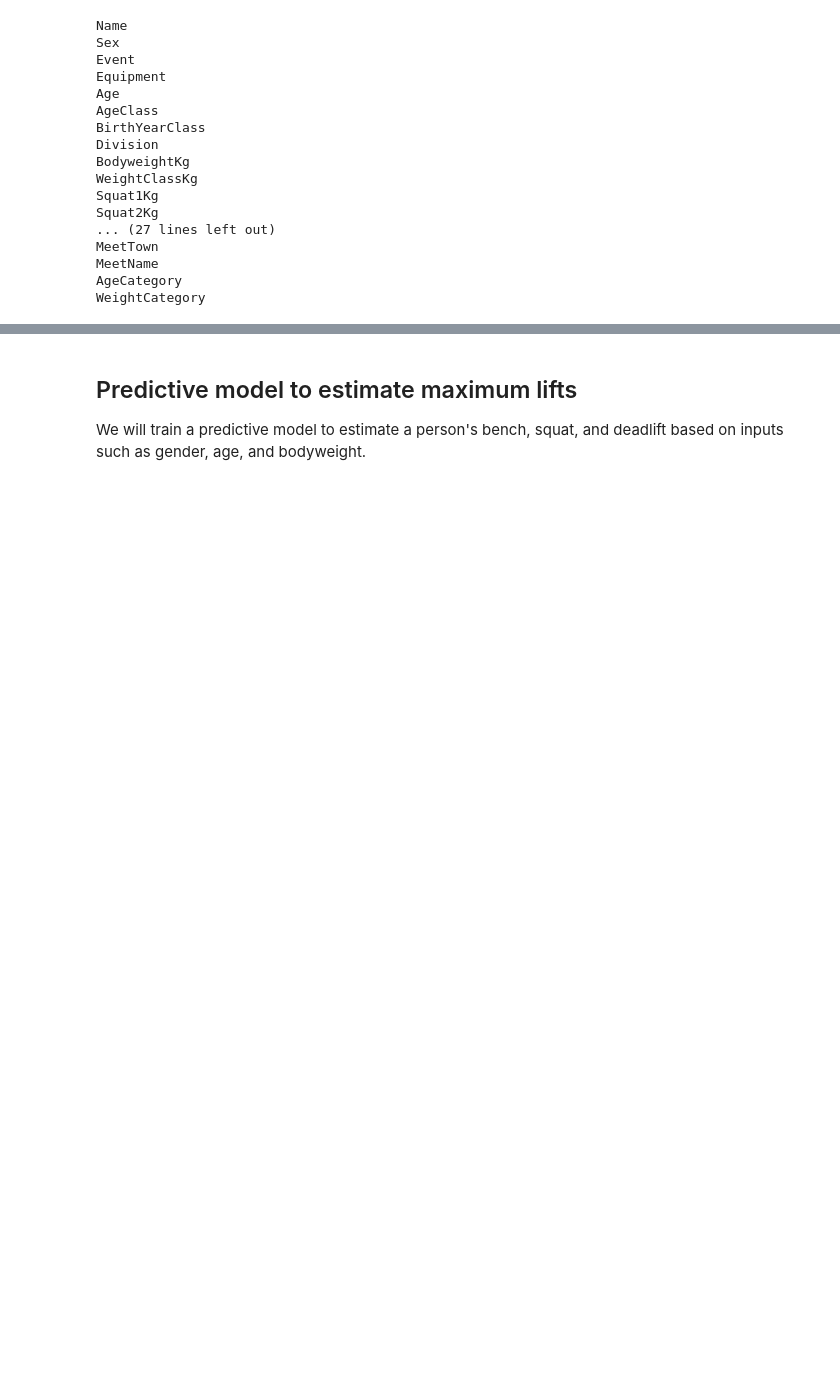
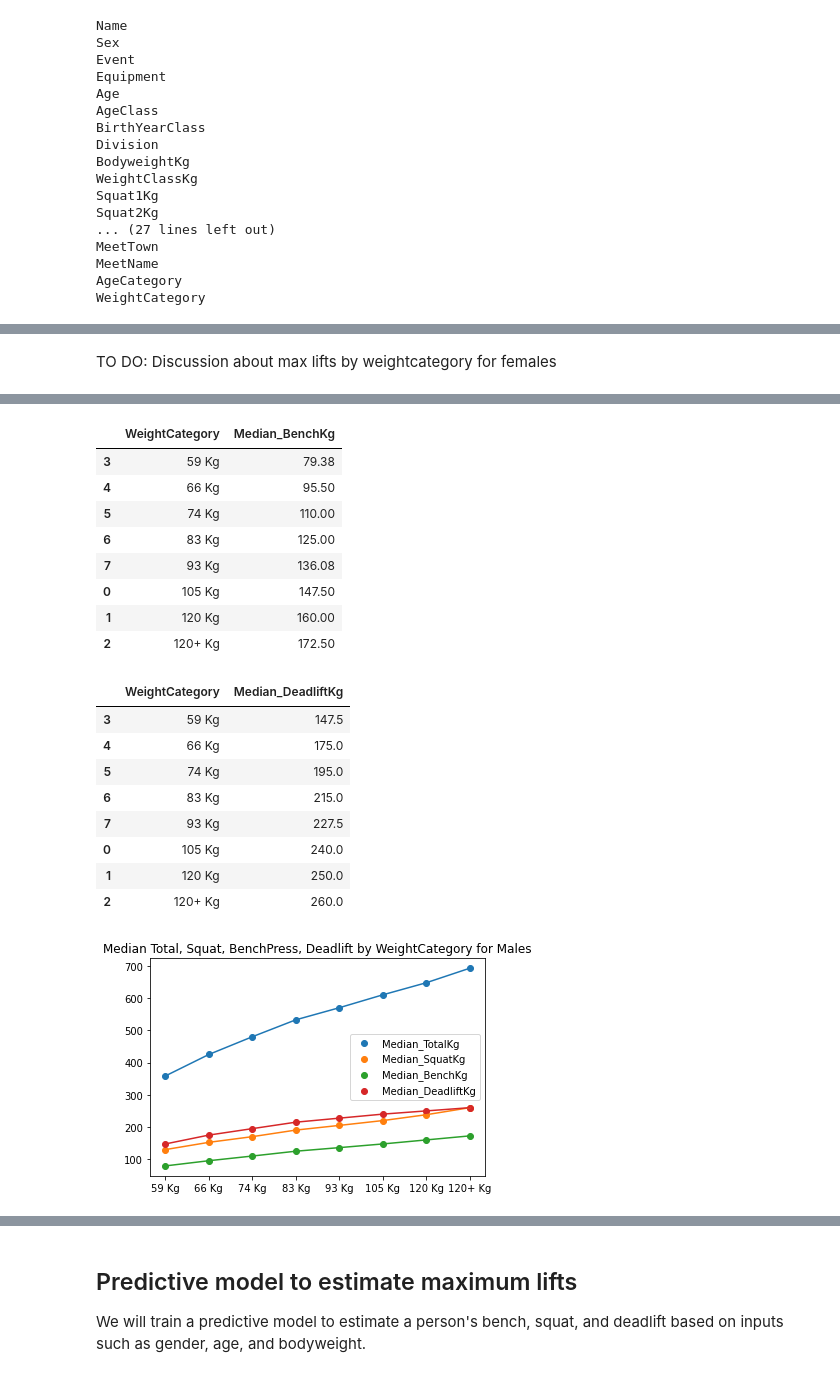
Before and after one commit to kim-jason/PowerliftingDataset, a Jupyter notebook: Powerlifting_Data_Science_Project.ipynb, the cells around one changed output, grey strips where cells are left out. Drawn from its saved outputs; the diff is of its cells as text; code cells hidden in the pictures; blank space fills up the shorter version.

Commit message:
Finished lifts by WeightCategory

```diff
--- a/Powerlifting_Data_Science_Project.ipynb
+++ b/Powerlifting_Data_Science_Project.ipynb
@@ -799,0 +825,12 @@ Now that all the data has been properly cleaned, we can now begin our analysis o
+# %%
+# Max total lift by WeightCategory for males
+all_lifts_weightcategory_male = all_lifts_male.loc[all_lifts_male.groupby(['WeightCategory'])['TotalKg'].idxmax()]
+all_lifts_weightcategory_male = all_lifts_weightcategory_male.reset_index()
+all_lifts_weightcategory_male = all_lifts_weightcategory_male[['Name', 'Sex', 'Event', 'Equipment', 'Age', 'BodyweightKg', 'WeightCategory', 'TotalKg', 'Best3SquatKg', 'Best3BenchKg', 'Best3DeadliftKg', 'Country', 'Date']]
+
+def order_male_weightcategories(df):
+  male_weightcategories = {'59 Kg':0, '66 Kg':1, '74 Kg':2, '83 Kg':3, '93 Kg':4, '105 Kg':5, '120 Kg':6, '120+ Kg':7}
+  return df.sort_values(by=['WeightCategory'], key=lambda x: x.map(male_weightcategories))
+
+all_lifts_weightcategory_male = order_male_weightcategories(all_lifts_weightcategory_male)
+display(all_lifts_weightcategory_male)
@@ -799,0 +871,48 @@ Now that all the data has been properly cleaned, we can now begin our analysis o
+# %% [markdown]
+TO DO: Discussion about max lifts by weightcategory for females
+# %%
+# Visualize total vs weight for males
+all_lifts_weightcategorymedian_male = all_lifts_male.groupby(['WeightCategory']).agg(Median_TotalKg=('TotalKg', 'median'))
+all_lifts_weightcategorymedian_male = all_lifts_weightcategorymedian_male.reset_index()
+all_lifts_weightcategorymedian_male = order_male_weightcategories(all_lifts_weightcategorymedian_male)
+
+display(all_lifts_weightcategorymedian_male)
+plt.scatter(all_lifts_weightcategorymedian_male['WeightCategory'], all_lifts_weightcategorymedian_male['Median_TotalKg'], label="Median_TotalKg")
+plt.plot(all_lifts_weightcategorymedian_male['WeightCategory'], all_lifts_weightcategorymedian_male['Median_TotalKg'])
+
+
+# Visualize squat vs weight for males
+squat_weightcategorymedian_male = all_lifts_male.groupby(['WeightCategory']).agg(Median_SquatKg=('Best3SquatKg', 'median'))
+squat_weightcategorymedian_male = squat_weightcategorymedian_male.reset_index()
+squat_weightcategorymedian_male = order_male_weightcategories(squat_weightcategorymedian_male)
+
+display(squat_weightcategorymedian_male)
+plt.scatter(squat_weightcategorymedian_male['WeightCategory'], squat_weightcategorymedian_male['Median_SquatKg'], label="Median_SquatKg")
+plt.plot(squat_weightcategorymedian_male['WeightCategory'], squat_weightcategorymedian_male['Median_SquatKg'])
+
+
+# Visualize bench vs weight for males
+bench_weightcategorymedian_male = all_lifts_male.groupby(['WeightCategory']).agg(Median_BenchKg=('Best3BenchKg', 'median'))
+bench_weightcategorymedian_male = bench_weightcategorymedian_male.reset_index()
+bench_weightcategorymedian_male = order_male_weightcategories(bench_weightcategorymedian_male)
+
+display(bench_weightcategorymedian_male)
+plt.scatter(bench_weightcategorymedian_male['WeightCategory'], bench_weightcategorymedian_male['Median_BenchKg'], label="Median_BenchKg")
+plt.plot(bench_weightcategorymedian_male['WeightCategory'], bench_weightcategorymedian_male['Median_BenchKg'])
+
+
+# Visualize deadlift vs weight for males
+deadlift_weightcategorymedian_male = all_lifts_male.groupby(['WeightCategory']).agg(Median_DeadliftKg=('Best3DeadliftKg', 'median'))
+deadlift_weightcategorymedian_male = deadlift_weightcategorymedian_male.reset_index()
+deadlift_weightcategorymedian_male = order_male_weightcategories(deadlift_weightcategorymedian_male)
+
+display(deadlift_weightcategorymedian_male)
+plt.scatter(deadlift_weightcategorymedian_male['WeightCategory'], deadlift_weightcategorymedian_male['Median_DeadliftKg'], label="Median_DeadliftKg")
+plt.plot(deadlift_weightcategorymedian_male['WeightCategory'], deadlift_weightcategorymedian_male['Median_DeadliftKg'])
+
+
+# Show legend and title
+plt.title("Median Total, Squat, BenchPress, Deadlift by WeightCategory for Males")
+plt.legend()
+plt.show()
+# %% [output]
@@ -799,0 +937,19 @@ Now that all the data has been properly cleaned, we can now begin our analysis o
+|  | WeightCategory | Median_BenchKg |
+| 3 | 59 Kg | 79.38 |
+| 4 | 66 Kg | 95.50 |
+| 5 | 74 Kg | 110.00 |
+| 6 | 83 Kg | 125.00 |
+| 7 | 93 Kg | 136.08 |
+| 0 | 105 Kg | 147.50 |
+| 1 | 120 Kg | 160.00 |
+| 2 | 120+ Kg | 172.50 |
+|  | WeightCategory | Median_DeadliftKg |
+| 3 | 59 Kg | 147.5 |
+| 4 | 66 Kg | 175.0 |
+| 5 | 74 Kg | 195.0 |
+| 6 | 83 Kg | 215.0 |
+| 7 | 93 Kg | 227.5 |
+| 0 | 105 Kg | 240.0 |
+| 1 | 120 Kg | 250.0 |
+| 2 | 120+ Kg | 260.0 |
+[figure, added]
```
Also changed, not shown: parts of 17 cells of this notebook.
